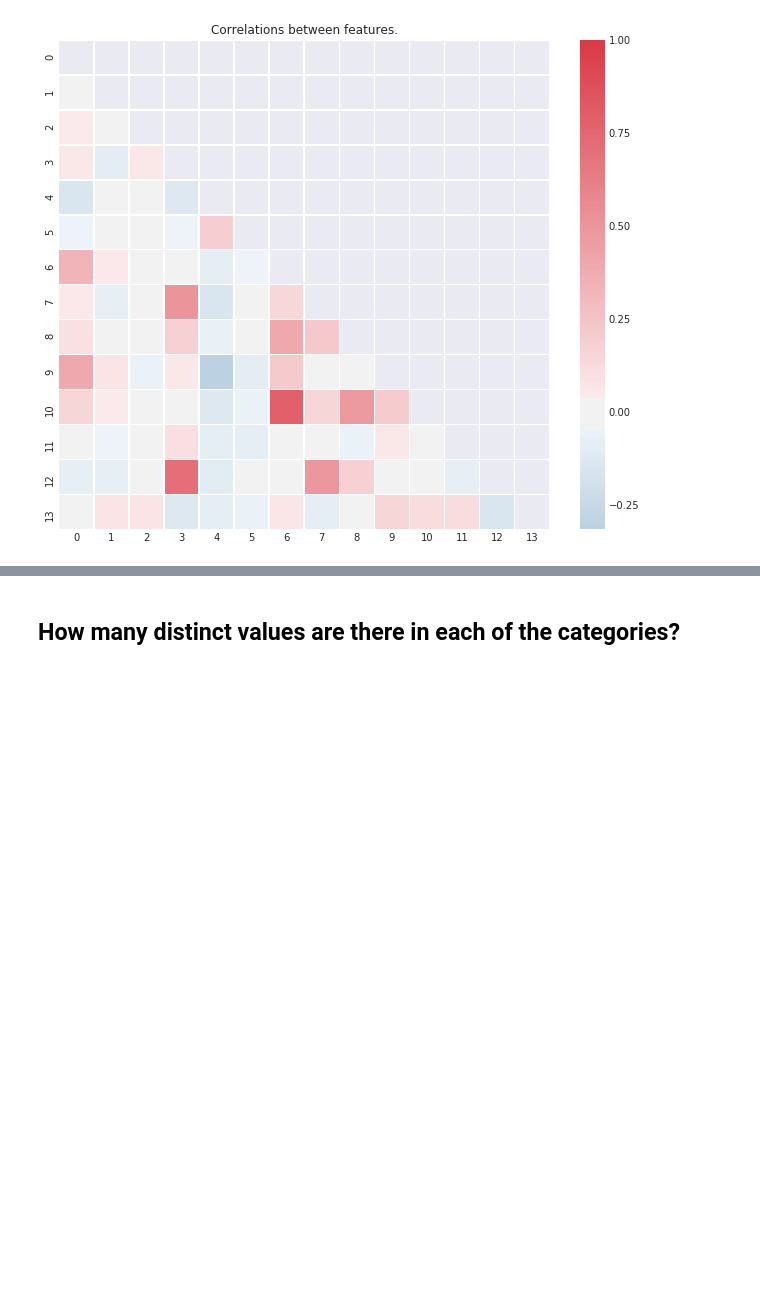
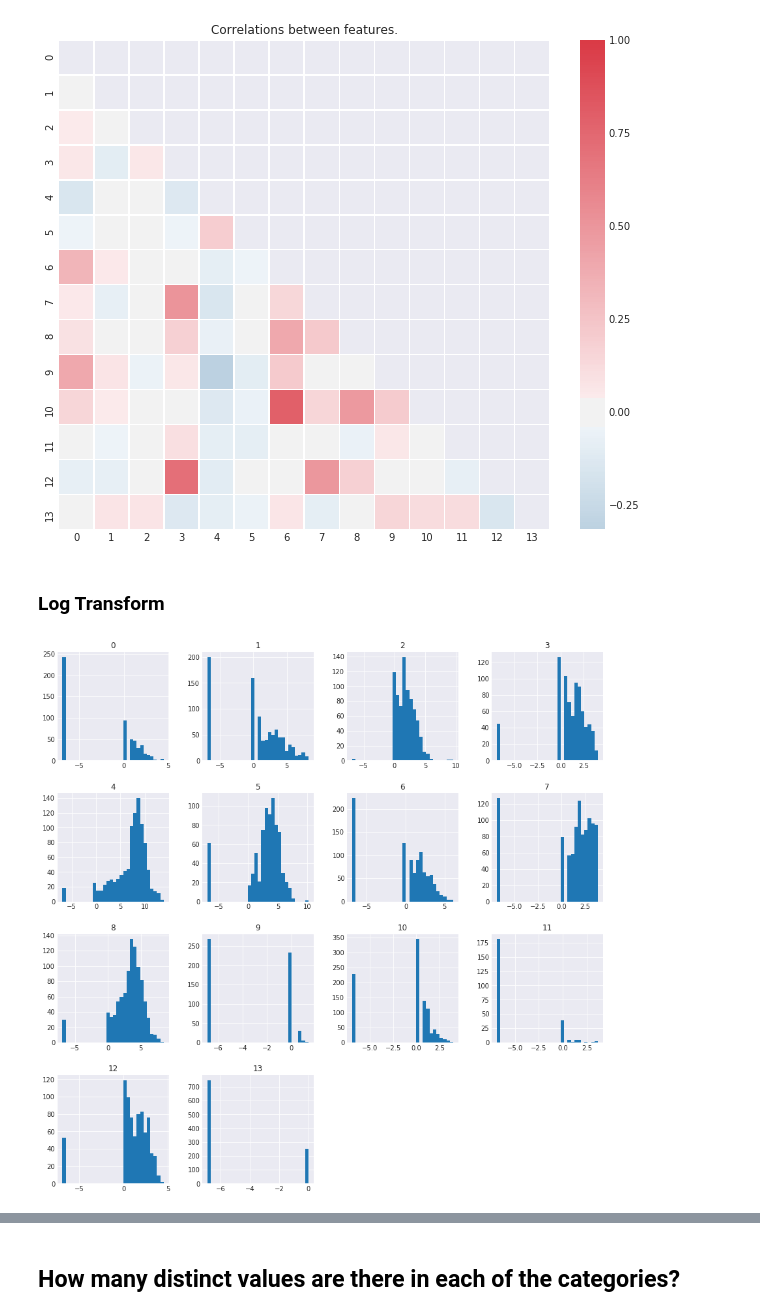
Before and after one commit to kalvinkao/ctr-prediction-with-fm, a Jupyter notebook: final_project_eda_01.ipynb, the cells around one changed output, grey strips where cells are left out. Drawn from its saved outputs; the diff is of its cells as text; code cells hidden in the pictures; blank space fills up the shorter version.

Commit message:
eda of log transforms

```diff
--- a/final_project_eda_01.ipynb
+++ b/final_project_eda_01.ipynb
@@ -202,3 +182,13 @@ plt.title("Correlations between features.")
 plt.show()
 # %% [output]
 [figure]
+# %% [markdown]
+### Log Transform
+# %%
+small_constant = 0.001
+log_numeric_sample_df = numeric_sample_df.apply(lambda x: x+small_constant).apply(np.log)
+# %%
+log_numeric_sample_df.hist(figsize=(15,15), bins=30)
+plt.show()
+# %% [output]
+[figure, added]
```
Also changed, not shown: parts of 3 cells of this notebook.
